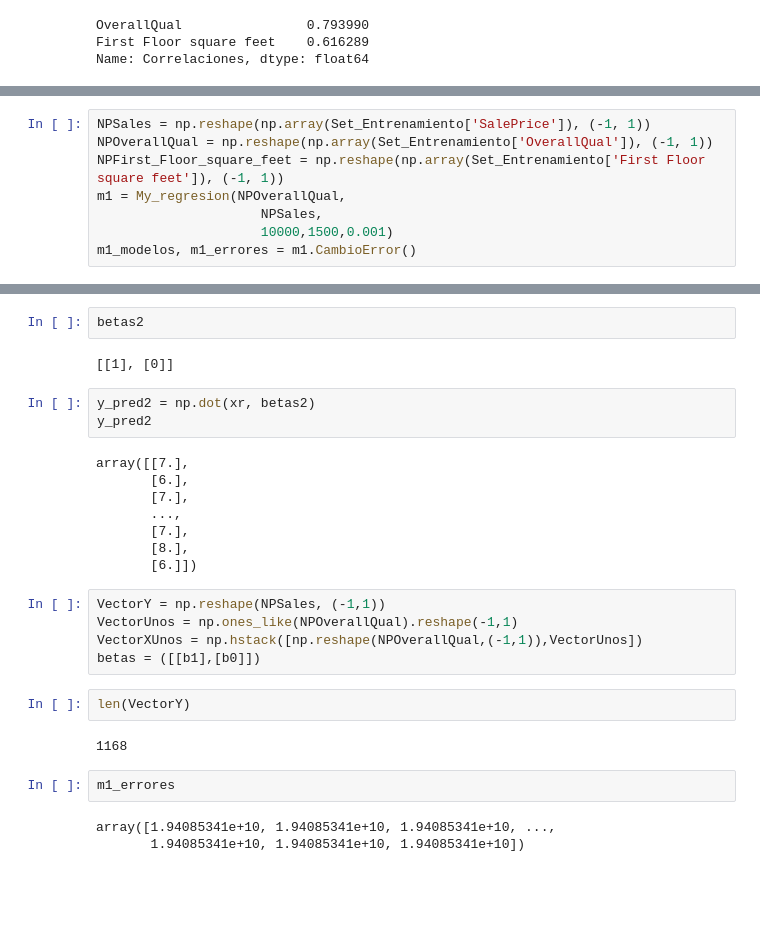
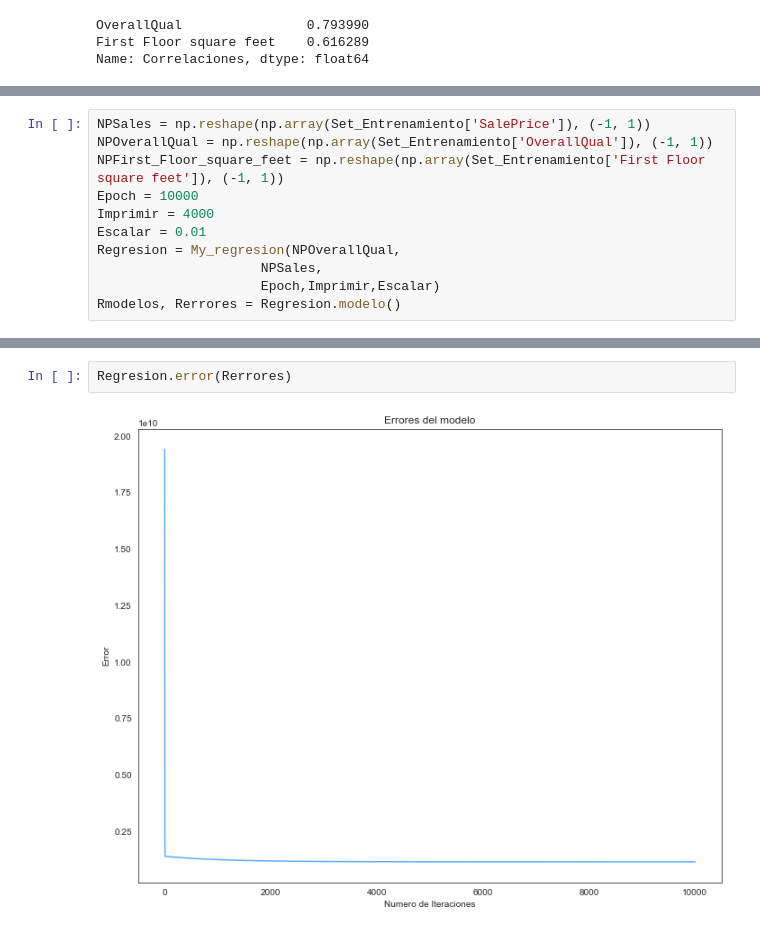
Before and after one commit to eesquivel5/PythonDC, a Jupyter notebook: ProyectoFinal.ipynb, the cells around one changed output, grey strips where cells are left out. Cells and saved outputs as stored; diff of their text form; blank space fills up the shorter version.

Commit message:
Graficar Error

```diff
--- a/ProyectoFinal.ipynb
+++ b/ProyectoFinal.ipynb
@@ -205,10 +230,13 @@ class My_regresion():
 NPSales = np.reshape(np.array(Set_Entrenamiento['SalePrice']), (-1, 1))
 NPOverallQual = np.reshape(np.array(Set_Entrenamiento['OverallQual']), (-1, 1))
 NPFirst_Floor_square_feet = np.reshape(np.array(Set_Entrenamiento['First Floor square feet']), (-1, 1))
-m1 = My_regresion(NPOverallQual,
+Epoch = 10000
+Imprimir = 4000
+Escalar = 0.01
+Regresion = My_regresion(NPOverallQual,
                      NPSales,
-                     10000,1500,0.001)
-m1_modelos, m1_errores = m1.CambioError()
+                     Epoch,Imprimir,Escalar)
+Rmodelos, Rerrores = Regresion.modelo()
 # %% [output]
 Numero de Iteración:  0
 Error:  19408534125.107876
@@ -259,29 +249,4 @@ betas2 = ([[b1],[b0]])
-# %%
-betas2
-# %% [output]
-[[1], [0]]
-# %%
-y_pred2 = np.dot(xr, betas2)
-y_pred2
-# %% [output]
-array([[7.],
-       [6.],
-       [7.],
-       ...,
-       [7.],
-       [8.],
-       [6.]])
-# %%
-VectorY = np.reshape(NPSales, (-1,1))
-VectorUnos = np.ones_like(NPOverallQual).reshape(-1,1)
-VectorXUnos = np.hstack([np.reshape(NPOverallQual,(-1,1)),VectorUnos])
-betas = ([[b1],[b0]])
-# %%
-len(VectorY)
-# %% [output]
-1168
-# %%
-m1_errores
-# %% [output]
-array([1.94085341e+10, 1.94085341e+10, 1.94085341e+10, ...,
-       1.94085341e+10, 1.94085341e+10, 1.94085341e+10])
+# %%
+Regresion.error(Rerrores)
+# %% [output]
+[figure, added]
```
Also changed, not shown: parts of 5 cells of this notebook.
